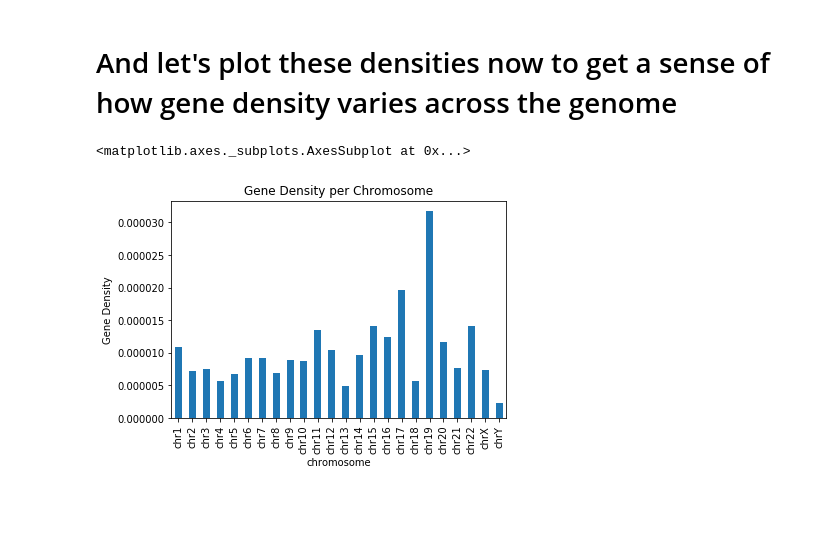
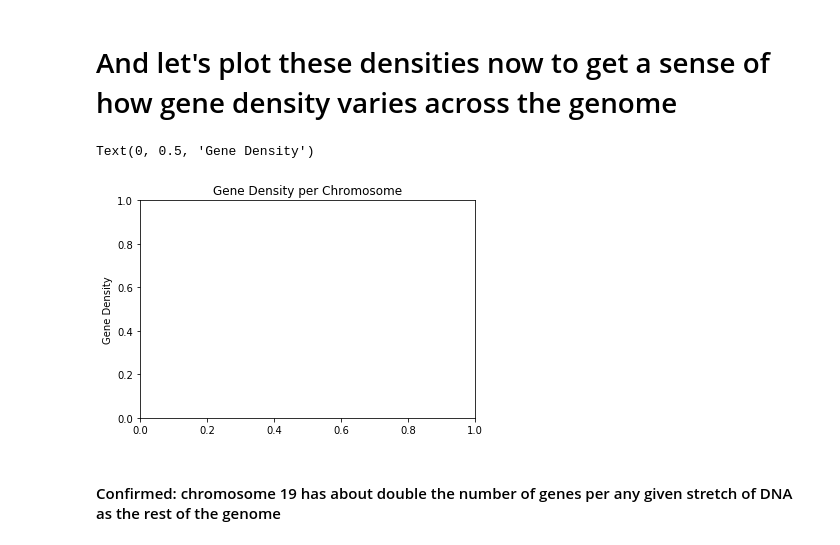
Before and after one commit to ekofman/CMM262Plan, a Jupyter notebook: Day1/Intro to Pandas.ipynb, the cells around one changed output. Cells and saved outputs as stored; diff of their text form; code cells hidden in the pictures; blank space fills up the shorter version.

```diff
--- a/Day1/Intro to Pandas.ipynb
+++ b/Day1/Intro to Pandas.ipynb
@@ -348,9 +467,11 @@ joined_table.head()
 # %%
 from matplotlib import pyplot as plt
 
 plt.title('Gene Density per Chromosome')
 plt.ylabel("Gene Density")
-joined_table.geneDensity.plot(kind='bar')
+### Now you try: plot gene density as a bar plot.
 # %% [output]
-<matplotlib.axes._subplots.AxesSubplot at 0x...>
+Text(0, 0.5, 'Gene Density')
-[figure, old version]
+[figure, new version]
+# %% [markdown]
+#### Confirmed: chromosome 19 has about double the number of genes per any given stretch of DNA as the rest of the genome
```
Also changed, not shown: parts of 19 cells of this notebook, 2 other files.
